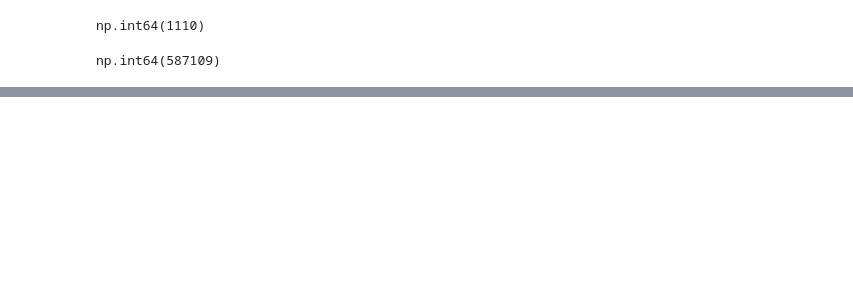
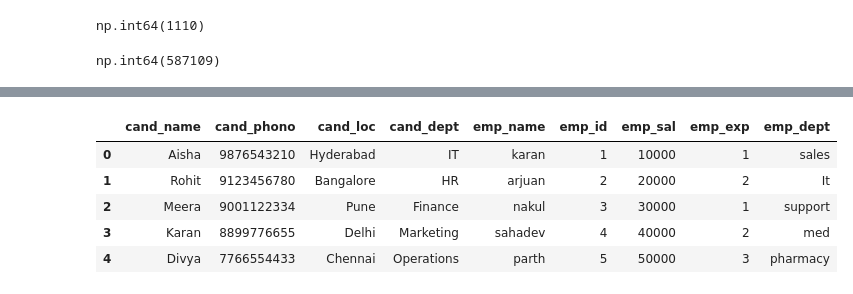
Before and after one commit to dpkasahu/numpy, a Jupyter notebook: hr_data.ipynb, the cells around one changed output, grey strips where cells are left out. Drawn from its saved outputs; the diff is of its cells as text; code cells hidden in the pictures; blank space fills up the shorter version.

```diff
--- a/hr_data.ipynb
+++ b/hr_data.ipynb
@@ -66,3 +66,10 @@ df1.pivot_table(values=['average_montly_hours','number_project','time_spend_comp
 | sales | 310 | 7 | 10 | 96 | 2 | ... |
 | support | 310 | 7 | 10 | 96 | 2 | ... |
 | technical | 310 | 7 | 10 | 97 | 2 | ... |
+# %%
+df2=pd.DataFrame({'emp_name':['karan','arjuan','nakul','sahadev','parth'],
+                 'emp_id':[1,2,3,4,5],
+                 'emp_sal':[10000,20000,30000,40000,50000],
+                 'emp_exp':[1,2,1,2,3],
+                 'emp_dept':['sales','It','support','med','pharmacy']})
+df2
@@ -68,0 +83,8 @@ df1.pivot_table(values=['average_montly_hours','number_project','time_spend_comp
+# %%
+df = pd.DataFrame({
+    'cand_name': ['Aisha', 'Rohit', 'Meera', 'Karan', 'Divya'],
+    'cand_phono': ['9876543210', '9123456780', '9001122334', '8899776655', '7766554433'],
+    'cand_loc': ['Hyderabad', 'Bangalore', 'Pune', 'Delhi', 'Chennai'],
+    'cand_dept': ['IT', 'HR', 'Finance', 'Marketing', 'Operations']
+})
+df
@@ -68,0 +98,13 @@ df1.pivot_table(values=['average_montly_hours','number_project','time_spend_comp
+# %%
+pd.concat([df,df2],axis=1) #df--->df2
+pd.concat([df,df2])
+# df
+# +
+# df2
+# %% [output]
+|  | cand_name | cand_phono | cand_loc | cand_dept | emp_name | emp_id | emp_sal | emp_exp | emp_dept |
+| 0 | Aisha | 9876543210 | Hyderabad | IT | karan | 1 | 10000 | 1 | sales |
+| 1 | Rohit | 9123456780 | Bangalore | HR | arjuan | 2 | 20000 | 2 | It |
+| 2 | Meera | 9001122334 | Pune | Finance | nakul | 3 | 30000 | 1 | support |
+| 3 | Karan | 8899776655 | Delhi | Marketing | sahadev | 4 | 40000 | 2 | med |
+| 4 | Divya | 7766554433 | Chennai | Operations | parth | 5 | 50000 | 3 | pharmacy |
```
Also changed, not shown: parts of 2 cells of this notebook.
